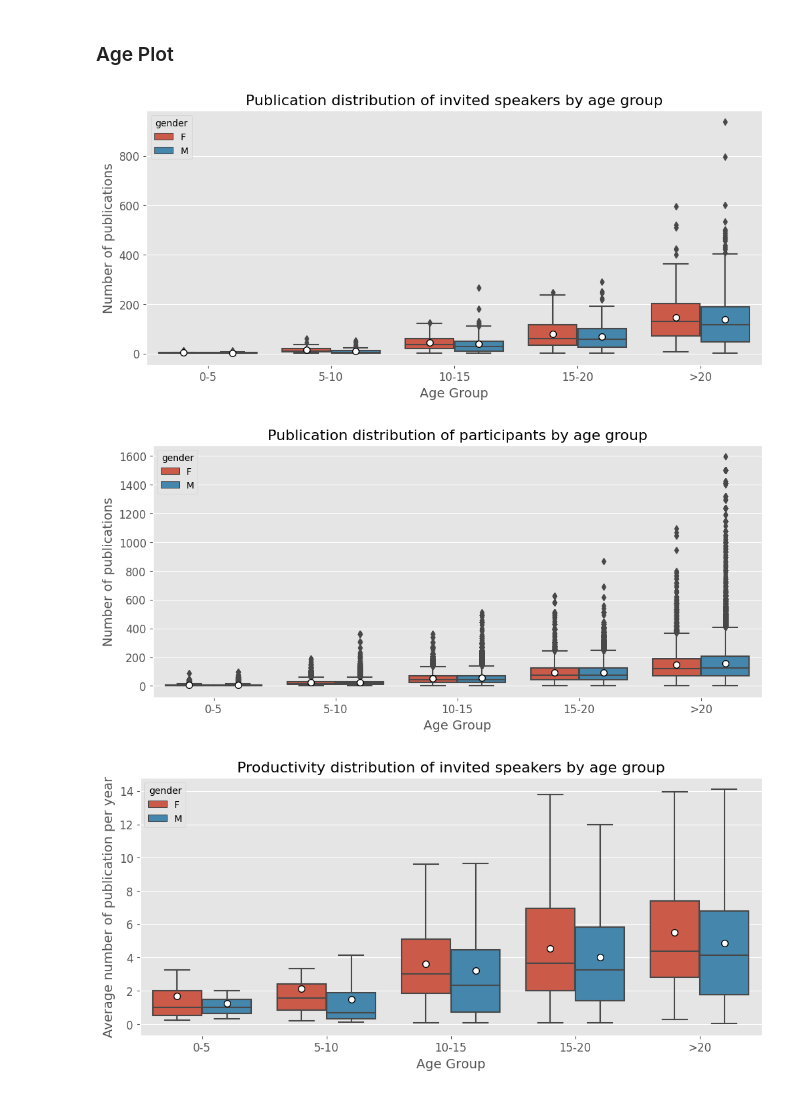
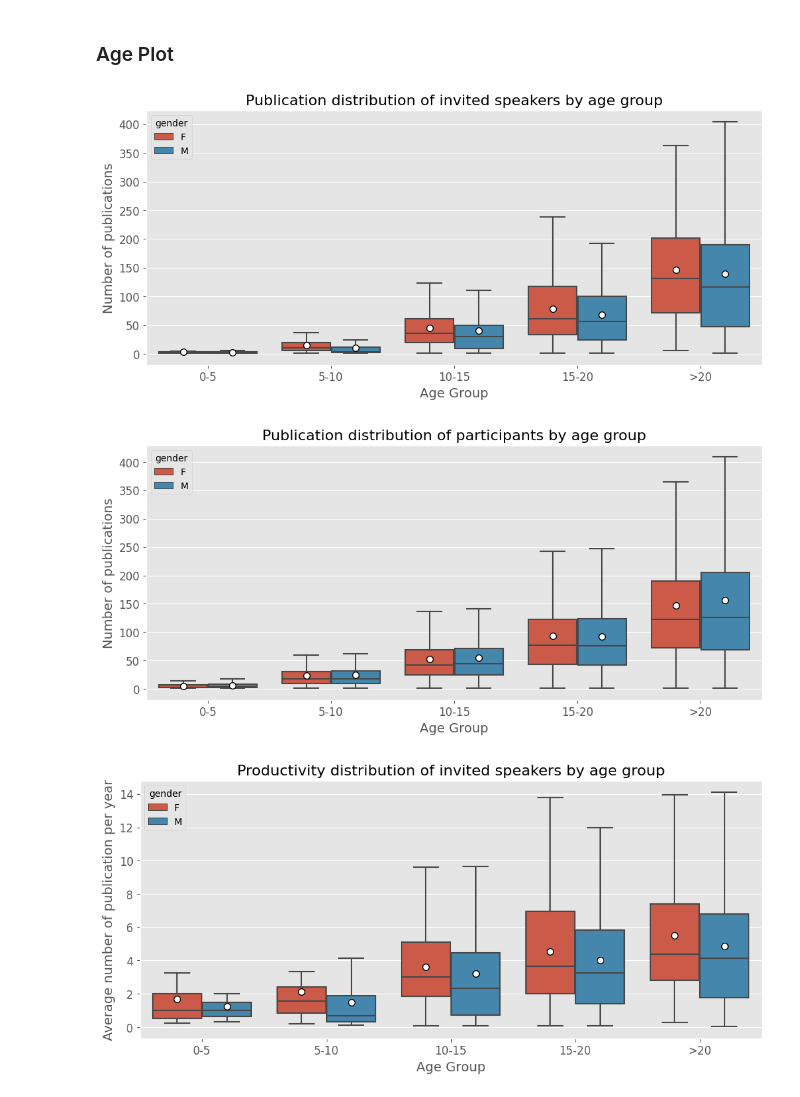
Before and after one commit to mariespedersen/Thesis_github, a Jupyter notebook: Descriptive_Analysis.ipynb, the cells around one changed output. Saved outputs shown, nothing was run; the diff lists cells and outputs as text; code cells hidden in the pictures.

```diff
--- a/Descriptive_Analysis.ipynb
+++ b/Descriptive_Analysis.ipynb
@@ -332,7 +332,7 @@ sns.boxplot(x="Age Group",
             data=df_test,
             order=age_order,
             hue_order=hue_order,
-            showfliers=True,
+            showfliers=False,
             showmeans=True,
             meanprops={"marker":"o","markerfacecolor":"white", "markeredgecolor":"black", "markersize":"7"}, )
 plt.title('Publication distribution of invited speakers by age group', fontsize=16)
@@ -343,31 +343,31 @@ plt.yticks(fontsize=12)
 plt.savefig(image_path+'Boxplot_inv_paper.pdf',bbox_inches='tight')
 plt.show()
 # %% [output]
-[figure, old version]
+[figure, new version]
 # %%
 df_test = df_proceedings[df_proceedings['Paper Count'] != 0]
 age_order = ['0-5', '5-10', '10-15', '15-20', '>20']
 hue_order = ['F', 'M']
 
 plt.figure(figsize=(12, 5))
 sns.boxplot(x="Age Group",
             y="Paper Count",
             hue='gender',
             data=df_test,
             order=age_order,
             hue_order=hue_order,
-            showfliers=True,
+            showfliers=False,
             showmeans=True,
             meanprops={"marker":"o","markerfacecolor":"white", "markeredgecolor":"black", "markersize":"7"}, )
 plt.title('Publication distribution of participants by age group', fontsize=16)
 plt.xlabel('Age Group', fontsize=14)
 plt.ylabel('Number of publications', fontsize=14)
 plt.xticks(fontsize=12)
 plt.yticks(fontsize=12)
 plt.savefig(image_path+'Boxplot_pro_paper.pdf',bbox_inches='tight')
 plt.show()
 # %% [output]
-[figure, old version]
+[figure, new version]
 # %%
 df_test = df_invited[df_invited['Productivity'] != 0]
 age_order = ['0-5', '5-10', '10-15', '15-20', '>20']
```
